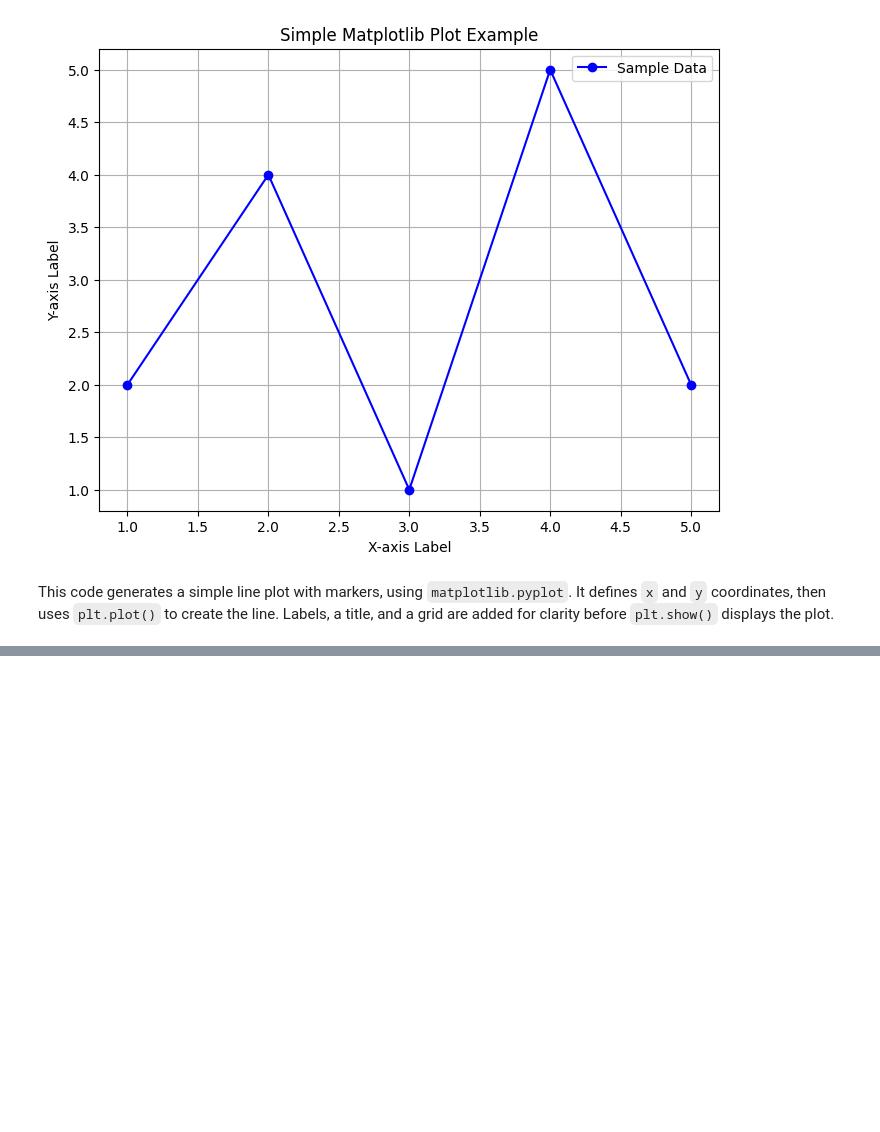
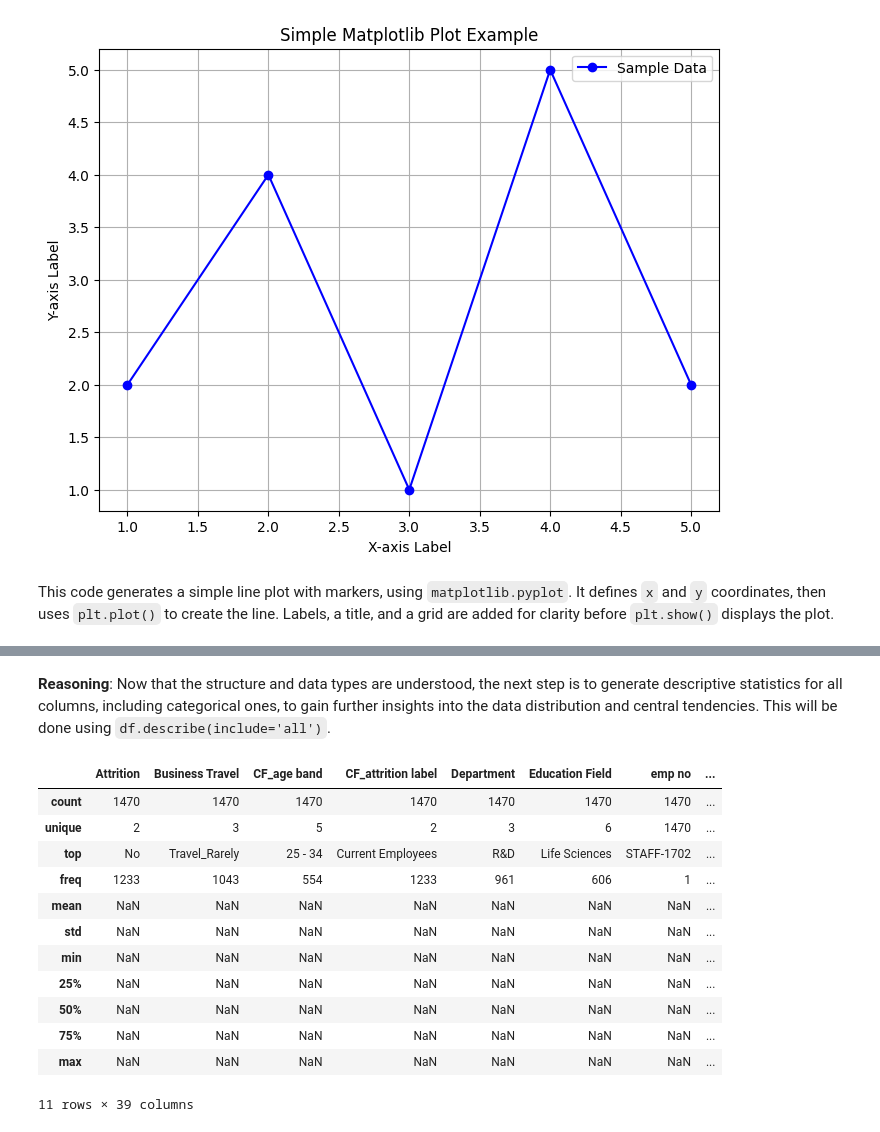
Before and after one commit to Muthoni74/pandas-MPL, a Jupyter notebook: mpl.ipynb, the cells around one changed output, grey strips where cells are left out. Cells and saved outputs as stored; diff of their text form; code cells hidden in the pictures; blank space fills up the shorter version.

```diff
--- a/mpl.ipynb
+++ b/mpl.ipynb
@@ -32,0 +114,19 @@ This code generates a simple line plot with markers, using `matplotlib.pyplot`.
+# %% [markdown]
+**Reasoning**:
+Now that the structure and data types are understood, the next step is to generate descriptive statistics for all columns, including categorical ones, to gain further insights into the data distribution and central tendencies. This will be done using `df.describe(include='all')`.
+# %%
+df.describe(include='all')
+# %% [output]
+|  | Attrition | Business Travel | CF_age band | CF_attrition label | Department | Education Field | emp no | ... |
+| count | 1470 | 1470 | 1470 | 1470 | 1470 | 1470 | 1470 | ... |
+| unique | 2 | 3 | 5 | 2 | 3 | 6 | 1470 | ... |
+| top | No | Travel_Rarely | 25 - 34 | Current Employees | R&D | Life Sciences | STAFF-1702 | ... |
+| freq | 1233 | 1043 | 554 | 1233 | 961 | 606 | 1 | ... |
+| mean | NaN | NaN | NaN | NaN | NaN | NaN | NaN | ... |
+| std | NaN | NaN | NaN | NaN | NaN | NaN | NaN | ... |
+| min | NaN | NaN | NaN | NaN | NaN | NaN | NaN | ... |
+| 25% | NaN | NaN | NaN | NaN | NaN | NaN | NaN | ... |
+| 50% | NaN | NaN | NaN | NaN | NaN | NaN | NaN | ... |
+| 75% | NaN | NaN | NaN | NaN | NaN | NaN | NaN | ... |
+| max | NaN | NaN | NaN | NaN | NaN | NaN | NaN | ... |
+11 rows × 39 columns
```
Also changed, not shown: parts of 12 cells of this notebook.
